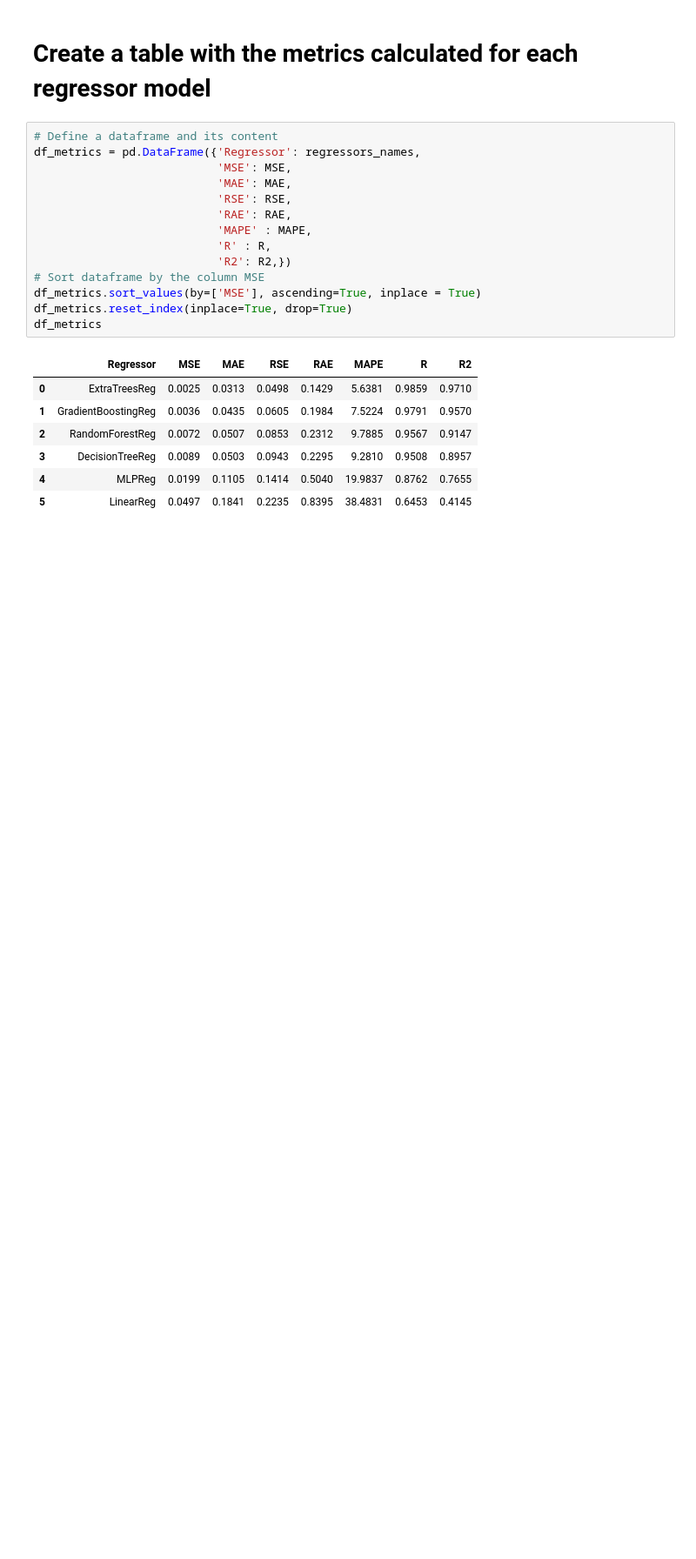
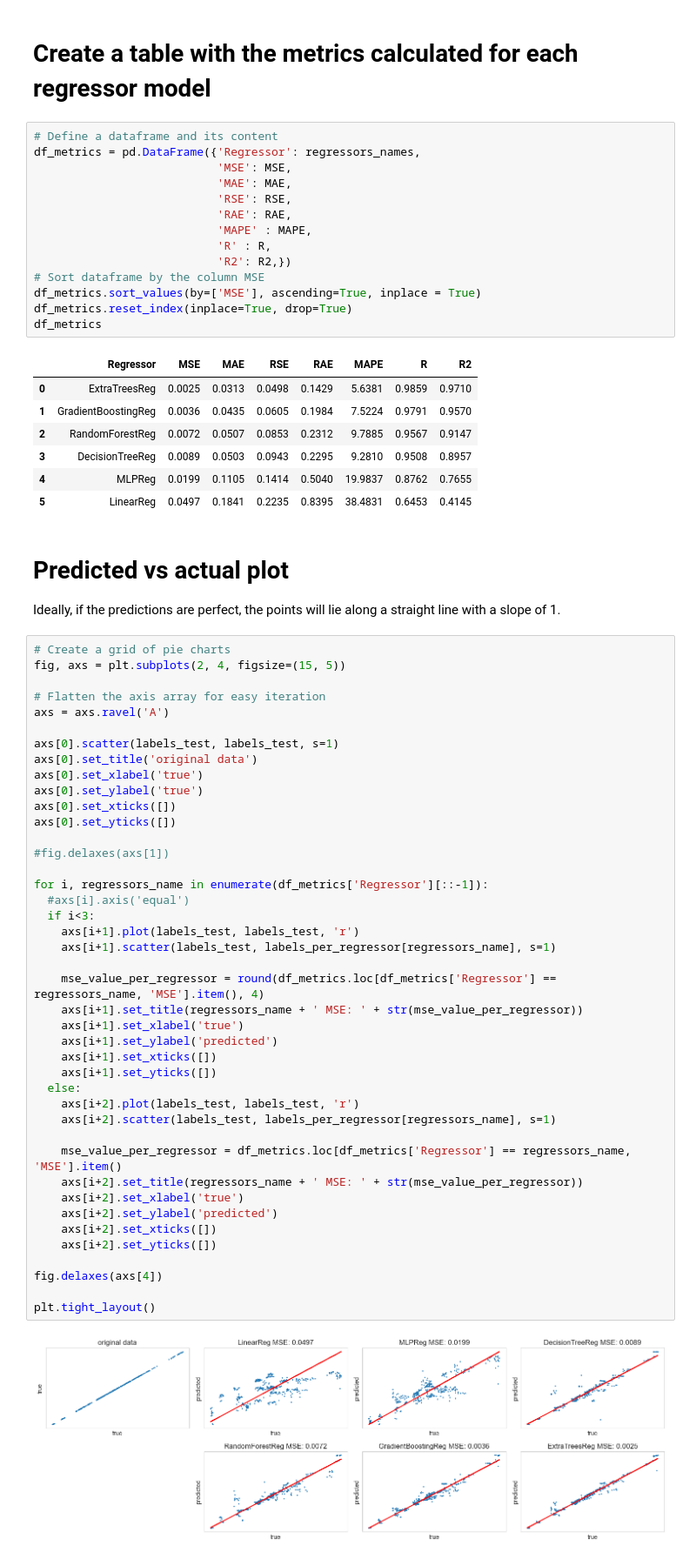
Before and after one commit to Edgar-La/Regression_models_Stock_Prices, a Jupyter notebook: implementing_regressions.ipynb, the cells around one changed output. Shown at 87% size. Drawn from its saved outputs; the diff is of its cells as text; blank space fills up the shorter version.

Commit message:
generate predicted vs actual plot

```diff
--- a/implementing_regressions.ipynb
+++ b/implementing_regressions.ipynb
@@ -271,3 +271,50 @@ df_metrics
 | 3 | DecisionTreeReg | 0.0089 | 0.0503 | 0.0943 | 0.2295 | 9.2810 | 0.9508 | 0.8957 |
 | 4 | MLPReg | 0.0199 | 0.1105 | 0.1414 | 0.5040 | 19.9837 | 0.8762 | 0.7655 |
 | 5 | LinearReg | 0.0497 | 0.1841 | 0.2235 | 0.8395 | 38.4831 | 0.6453 | 0.4145 |
+# %% [markdown]
+# Predicted vs actual plot
+Ideally, if the predictions are perfect, the points will lie along a straight line with a slope of 1.
+# %%
+# Create a grid of pie charts
+fig, axs = plt.subplots(2, 4, figsize=(15, 5))
+
+# Flatten the axis array for easy iteration
+axs = axs.ravel('A')
+
+axs[0].scatter(labels_test, labels_test, s=1)
+axs[0].set_title('original data')
+axs[0].set_xlabel('true')
+axs[0].set_ylabel('true')
+axs[0].set_xticks([])
+axs[0].set_yticks([])
+
+#fig.delaxes(axs[1])
+
+for i, regressors_name in enumerate(df_metrics['Regressor'][::-1]):
+  #axs[i].axis('equal')
+  if i<3:
+    axs[i+1].plot(labels_test, labels_test, 'r')
+    axs[i+1].scatter(labels_test, labels_per_regressor[regressors_name], s=1)
+
+    mse_value_per_regressor = round(df_metrics.loc[df_metrics['Regressor'] == regressors_name, 'MSE'].item(), 4)
+    axs[i+1].set_title(regressors_name + ' MSE: ' + str(mse_value_per_regressor))
+    axs[i+1].set_xlabel('true')
+    axs[i+1].set_ylabel('predicted')
+    axs[i+1].set_xticks([])
+    axs[i+1].set_yticks([])
+  else:
+    axs[i+2].plot(labels_test, labels_test, 'r')
+    axs[i+2].scatter(labels_test, labels_per_regressor[regressors_name], s=1)
+
+    mse_value_per_regressor = df_metrics.loc[df_metrics['Regressor'] == regressors_name, 'MSE'].item()
+    axs[i+2].set_title(regressors_name + ' MSE: ' + str(mse_value_per_regressor))
+    axs[i+2].set_xlabel('true')
+    axs[i+2].set_ylabel('predicted')
+    axs[i+2].set_xticks([])
+    axs[i+2].set_yticks([])
+
+fig.delaxes(axs[4])
+
+plt.tight_layout()
+# %% [output]
+[figure, added]
```
